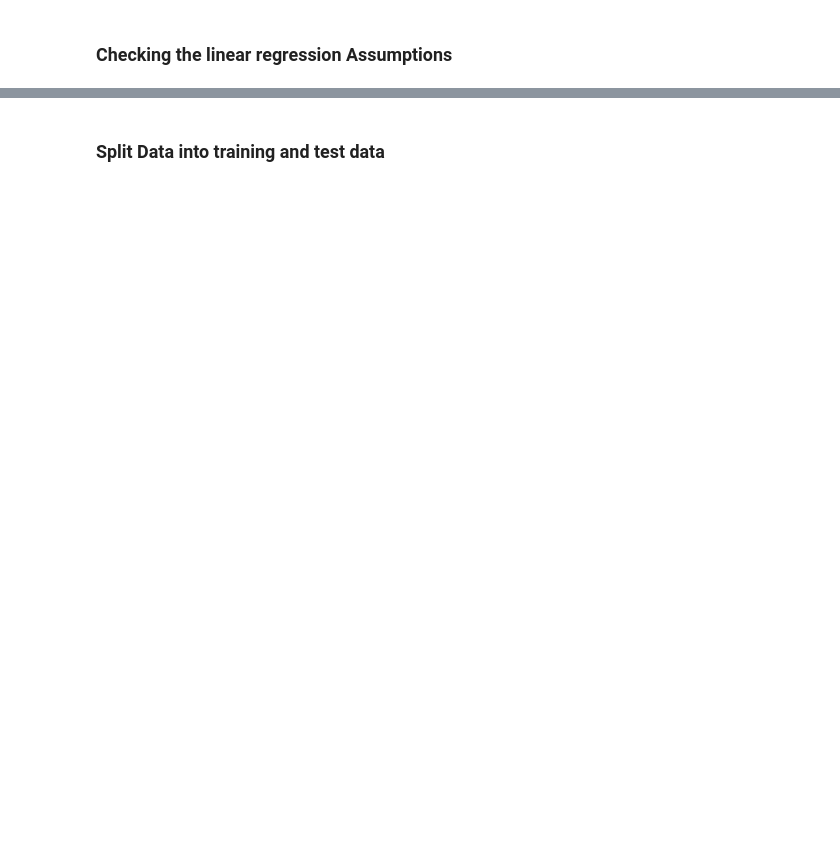
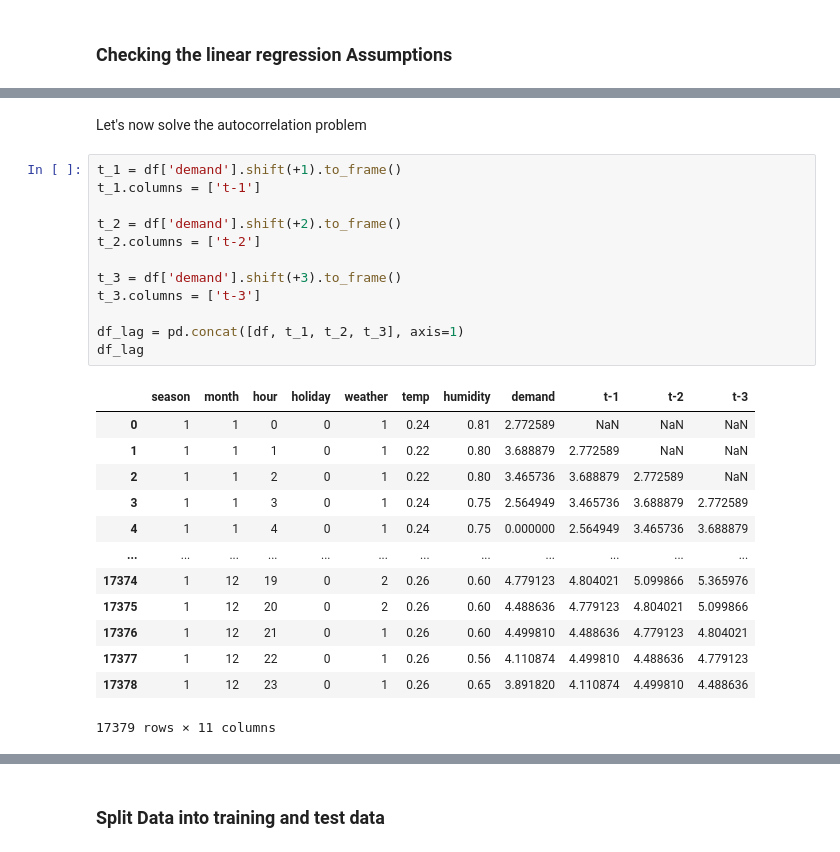
Before and after one commit to profshai/Regression, a Jupyter notebook: kaggle_bike_demand_prediction.ipynb, the cells around one changed output, grey strips where cells are left out. Cells and saved outputs as stored; diff of their text form; blank space fills up the shorter version.

```diff
--- a/kaggle_bike_demand_prediction.ipynb
+++ b/kaggle_bike_demand_prediction.ipynb
@@ -205,0 +303,28 @@ graph('year')
+# %% [markdown]
+Let's now solve the autocorrelation problem
+# %%
+t_1 = df['demand'].shift(+1).to_frame()
+t_1.columns = ['t-1']
+
+t_2 = df['demand'].shift(+2).to_frame()
+t_2.columns = ['t-2']
+
+t_3 = df['demand'].shift(+3).to_frame()
+t_3.columns = ['t-3']
+
+df_lag = pd.concat([df, t_1, t_2, t_3], axis=1)
+df_lag
+# %% [output]
+|  | season | month | hour | holiday | weather | temp | humidity | demand | t-1 | t-2 | t-3 |
+| 0 | 1 | 1 | 0 | 0 | 1 | 0.24 | 0.81 | 2.772589 | NaN | NaN | NaN |
+| 1 | 1 | 1 | 1 | 0 | 1 | 0.22 | 0.80 | 3.688879 | 2.772589 | NaN | NaN |
+| 2 | 1 | 1 | 2 | 0 | 1 | 0.22 | 0.80 | 3.465736 | 3.688879 | 2.772589 | NaN |
+| 3 | 1 | 1 | 3 | 0 | 1 | 0.24 | 0.75 | 2.564949 | 3.465736 | 3.688879 | 2.772589 |
+| 4 | 1 | 1 | 4 | 0 | 1 | 0.24 | 0.75 | 0.000000 | 2.564949 | 3.465736 | 3.688879 |
+| ... | ... | ... | ... | ... | ... | ... | ... | ... | ... | ... | ... |
+| 17374 | 1 | 12 | 19 | 0 | 2 | 0.26 | 0.60 | 4.779123 | 4.804021 | 5.099866 | 5.365976 |
+| 17375 | 1 | 12 | 20 | 0 | 2 | 0.26 | 0.60 | 4.488636 | 4.779123 | 4.804021 | 5.099866 |
+| 17376 | 1 | 12 | 21 | 0 | 1 | 0.26 | 0.60 | 4.499810 | 4.488636 | 4.779123 | 4.804021 |
+| 17377 | 1 | 12 | 22 | 0 | 1 | 0.26 | 0.56 | 4.110874 | 4.499810 | 4.488636 | 4.779123 |
+| 17378 | 1 | 12 | 23 | 0 | 1 | 0.26 | 0.65 | 3.891820 | 4.110874 | 4.499810 | 4.488636 |
+17379 rows × 11 columns
```
Also changed, not shown: parts of 32 cells of this notebook.
